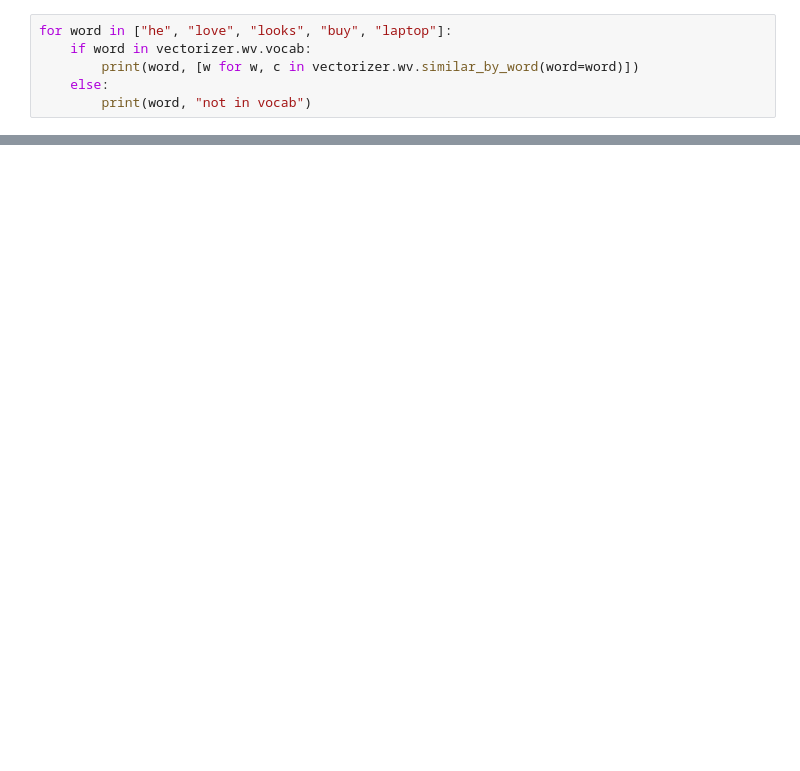
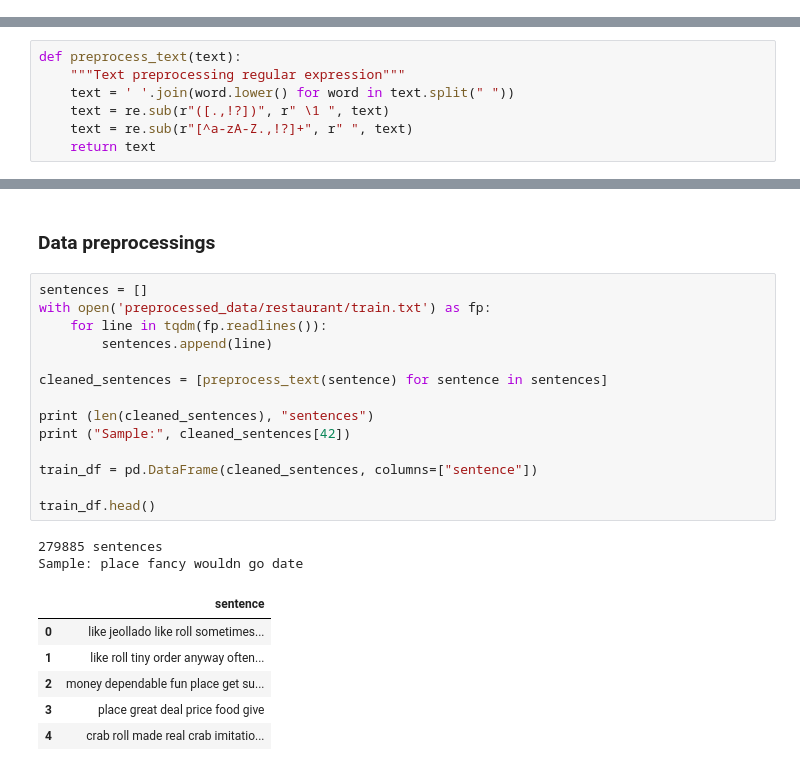
Before and after one commit to KirillKrasikov/Attention-And-Capsule-Based-Aspect-Extraction, a Jupyter notebook: ABAE.ipynb, the cells around one changed output, grey strips where cells are left out. Saved outputs shown, nothing was run; the diff lists cells and outputs as text; blank space fills up the shorter version.

```diff
--- a/ABAE.ipynb
+++ b/ABAE.ipynb
@@ -339,6 +0,0 @@ Loading vectorizer
-# %%
-for word in ["he", "love", "looks", "buy", "laptop"]:
-    if word in vectorizer.wv.vocab:
-        print(word, [w for w, c in vectorizer.wv.similar_by_word(word=word)])
-    else:
-        print(word, "not in vocab")
@@ -467,0 +301,7 @@ KeyboardInterrupt:
+# %%
+def preprocess_text(text):
+    """Text preprocessing regular expression"""
+    text = ' '.join(word.lower() for word in text.split(" "))
+    text = re.sub(r"([.,!?])", r" \1 ", text)
+    text = re.sub(r"[^a-zA-Z.,!?]+", r" ", text)
+    return text
@@ -467,0 +578,25 @@ KeyboardInterrupt:
+# %% [markdown]
+### Data preprocessings
+# %%
+sentences = []
+with open('preprocessed_data/restaurant/train.txt') as fp:
+    for line in tqdm(fp.readlines()):
+        sentences.append(line)
+
+cleaned_sentences = [preprocess_text(sentence) for sentence in sentences]
+
+print (len(cleaned_sentences), "sentences")
+print ("Sample:", cleaned_sentences[42])
+
+train_df = pd.DataFrame(cleaned_sentences, columns=["sentence"])
+
+train_df.head()
+# %% [output]
+279885 sentences
+Sample: place fancy wouldn go date
+|  | sentence |
+| 0 | like jeollado like roll sometimes... |
+| 1 | like roll tiny order anyway often... |
+| 2 | money dependable fun place get su... |
+| 3 | place great deal price food give |
+| 4 | crab roll made real crab imitatio... |
```
Also changed, not shown: parts of 43 cells of this notebook, 2 other files.
